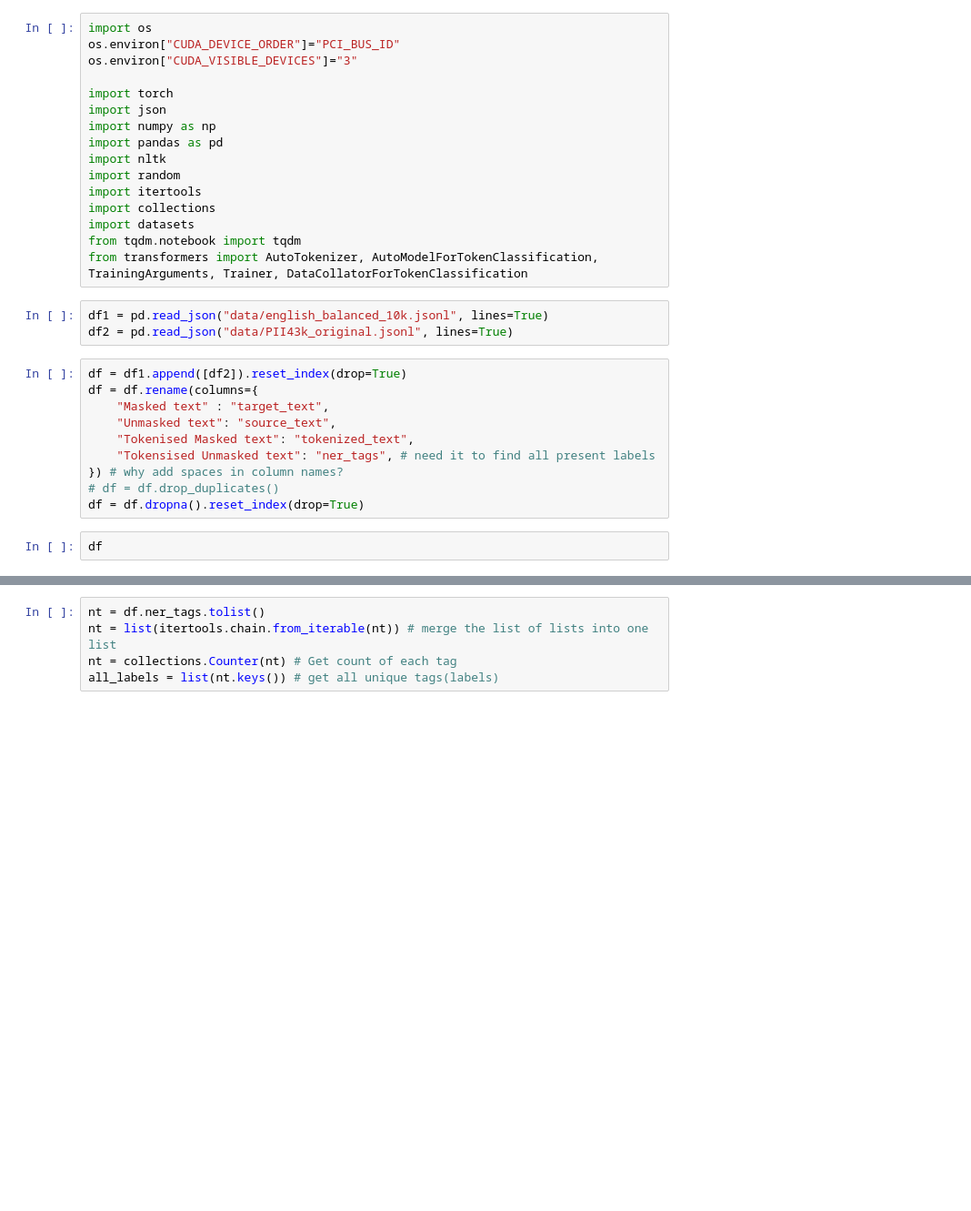
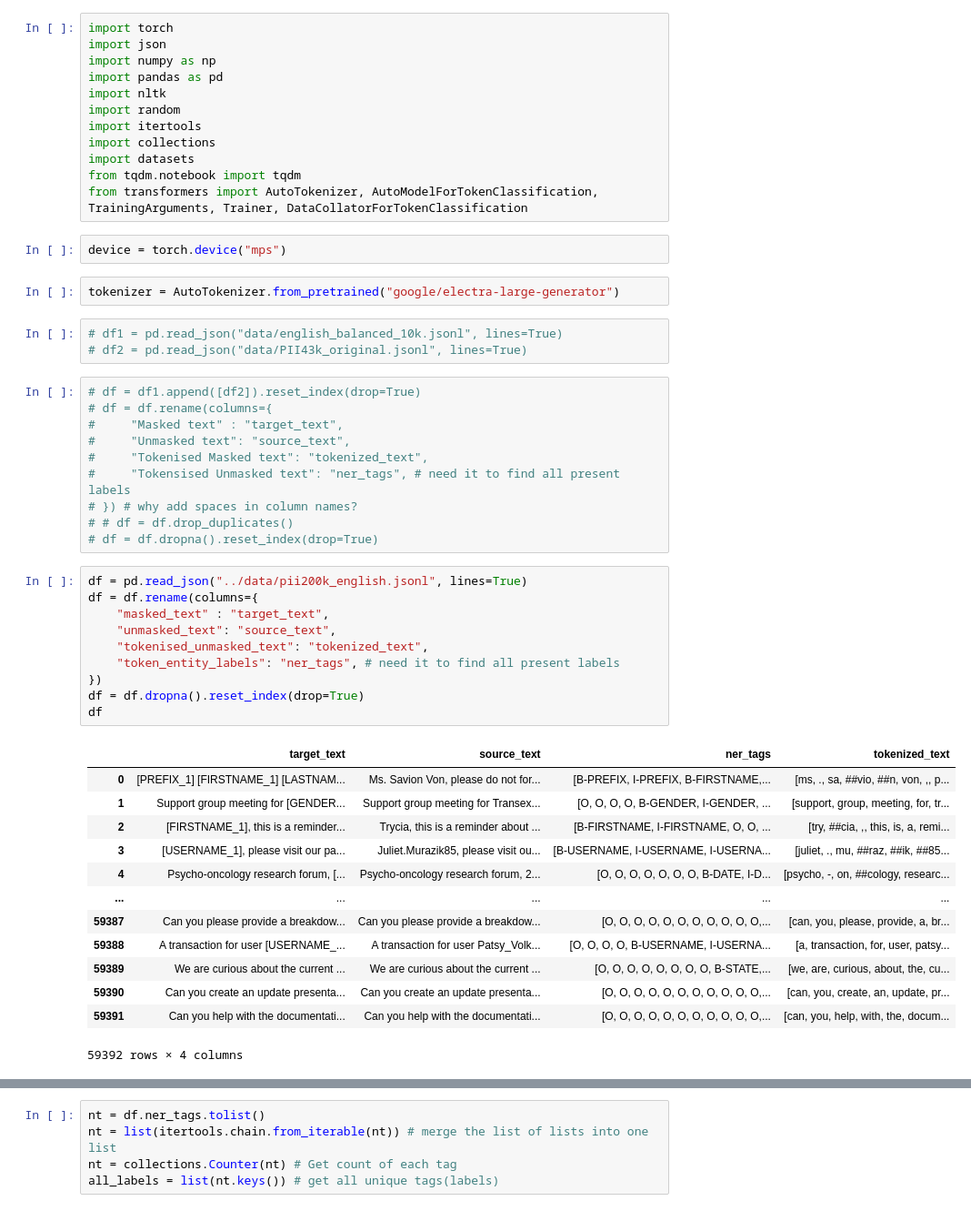
Before and after one commit to Sripaad/ai4privacy, a Jupyter notebook: notebooks/ai4p_training.ipynb, the cells around one changed output, grey strips where cells are left out. Shown: that part at 91% size. Saved outputs shown, nothing was run; the diff lists cells and outputs as text; blank space fills up the shorter version.

```diff
--- a/notebooks/ai4p_training.ipynb
+++ b/notebooks/ai4p_training.ipynb
@@ -1,8 +1,4 @@
 # %%
-import os
-os.environ["CUDA_DEVICE_ORDER"]="PCI_BUS_ID"
-os.environ["CUDA_VISIBLE_DEVICES"]="3"
-
 import torch
 import json
 import numpy as np
@@ -14,18 +10,44 @@ import collections
 import datasets
 from tqdm.notebook import tqdm
 from transformers import AutoTokenizer, AutoModelForTokenClassification, TrainingArguments, Trainer, DataCollatorForTokenClassification
+# %%
+device = torch.device("mps")
+# %%
+tokenizer = AutoTokenizer.from_pretrained("google/electra-large-generator")
 # %%
-df1 = pd.read_json("data/english_balanced_10k.jsonl", lines=True)
-df2 = pd.read_json("data/PII43k_original.jsonl", lines=True)
+# df1 = pd.read_json("data/english_balanced_10k.jsonl", lines=True)
+# df2 = pd.read_json("data/PII43k_original.jsonl", lines=True)
 # %%
-df = df1.append([df2]).reset_index(drop=True)
-df = df.rename(columns={
-    "Masked text" : "target_text",
-    "Unmasked text": "source_text",
-    "Tokenised Masked text": "tokenized_text",
-    "Tokensised Unmasked text": "ner_tags", # need it to find all present labels
-}) # why add spaces in column names?
-# df = df.drop_duplicates()
-df = df.dropna().reset_index(drop=True)
+# df = df1.append([df2]).reset_index(drop=True)
+# df = df.rename(columns={
+#     "Masked text" : "target_text",
+#     "Unmasked text": "source_text",
+#     "Tokenised Masked text": "tokenized_text",
+#     "Tokensised Unmasked text": "ner_tags", # need it to find all present labels
+# }) # why add spaces in column names?
+# # df = df.drop_duplicates()
+# df = df.dropna().reset_index(drop=True)
 # %%
+df = pd.read_json("../data/pii200k_english.jsonl", lines=True)
+df = df.rename(columns={
+    "masked_text" : "target_text",
+    "unmasked_text": "source_text",
+    "tokenised_unmasked_text": "tokenized_text",
+    "token_entity_labels": "ner_tags", # need it to find all present labels
+})
+df = df.dropna().reset_index(drop=True)
 df
+# %% [output]
+|  | target_text | source_text | ner_tags | tokenized_text |
+| 0 | [PREFIX_1] [FIRSTNAME_1] [LASTNAM... | Ms. Savion Von, please do not for... | [B-PREFIX, I-PREFIX, B-FIRSTNAME,... | [ms, ., sa, ##vio, ##n, von, ,, p... |
+| 1 | Support group meeting for [GENDER... | Support group meeting for Transex... | [O, O, O, O, B-GENDER, I-GENDER, ... | [support, group, meeting, for, tr... |
+| 2 | [FIRSTNAME_1], this is a reminder... | Trycia, this is a reminder about ... | [B-FIRSTNAME, I-FIRSTNAME, O, O, ... | [try, ##cia, ,, this, is, a, remi... |
+| 3 | [USERNAME_1], please visit our pa... | Juliet.Murazik85, please visit ou... | [B-USERNAME, I-USERNAME, I-USERNA... | [juliet, ., mu, ##raz, ##ik, ##85... |
+| 4 | Psycho-oncology research forum, [... | Psycho-oncology research forum, 2... | [O, O, O, O, O, O, O, B-DATE, I-D... | [psycho, -, on, ##cology, researc... |
+| ... | ... | ... | ... | ... |
+| 59387 | Can you please provide a breakdow... | Can you please provide a breakdow... | [O, O, O, O, O, O, O, O, O, O, O,... | [can, you, please, provide, a, br... |
+| 59388 | A transaction for user [USERNAME_... | A transaction for user Patsy_Volk... | [O, O, O, O, B-USERNAME, I-USERNA... | [a, transaction, for, user, patsy... |
+| 59389 | We are curious about the current ... | We are curious about the current ... | [O, O, O, O, O, O, O, O, B-STATE,... | [we, are, curious, about, the, cu... |
+| 59390 | Can you create an update presenta... | Can you create an update presenta... | [O, O, O, O, O, O, O, O, O, O, O,... | [can, you, create, an, update, pr... |
+| 59391 | Can you help with the documentati... | Can you help with the documentati... | [O, O, O, O, O, O, O, O, O, O, O,... | [can, you, help, with, the, docum... |
+59392 rows × 4 columns
```
Also changed, not shown: parts of 16 cells of this notebook, 5 other files.
